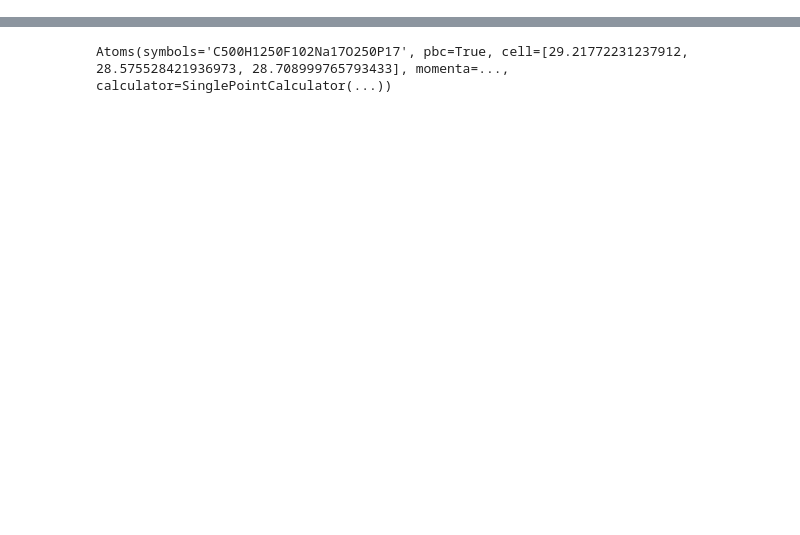
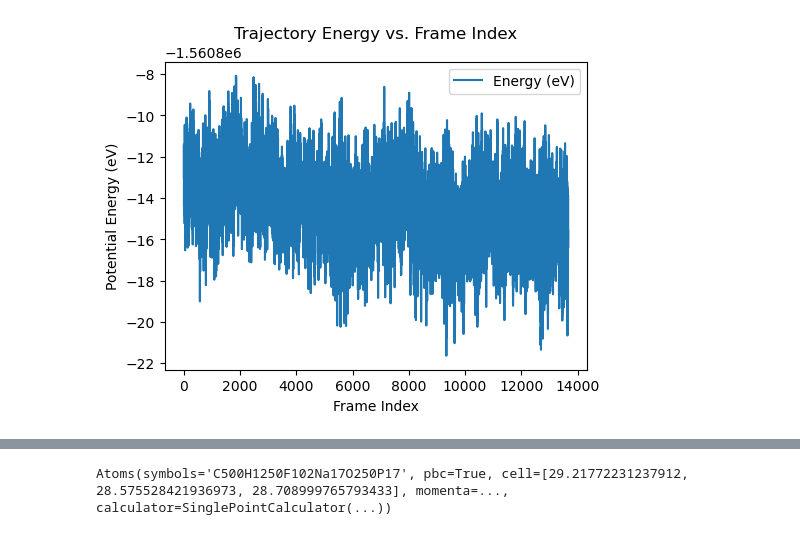
Before and after one commit to ishanthewizard/MLFF-distill, a Jupyter notebook: APPLICATIONS/electrolytes/visualize.ipynb, the cells around one changed output, grey strips where cells are left out. Drawn from its saved outputs; the diff is of its cells as text; code cells hidden in the pictures; blank space fills up the shorter version.

```diff
--- a/APPLICATIONS/electrolytes/visualize.ipynb
+++ b/APPLICATIONS/electrolytes/visualize.ipynb
@@ -36,0 +27,4 @@ NGLWidget(max_frame=1893)
+# %%
+plot_efs(molecules_og)
+# %% [output]
+[figure, added]
```
Also changed, not shown: parts of 13 cells of this notebook, 11 other files.
